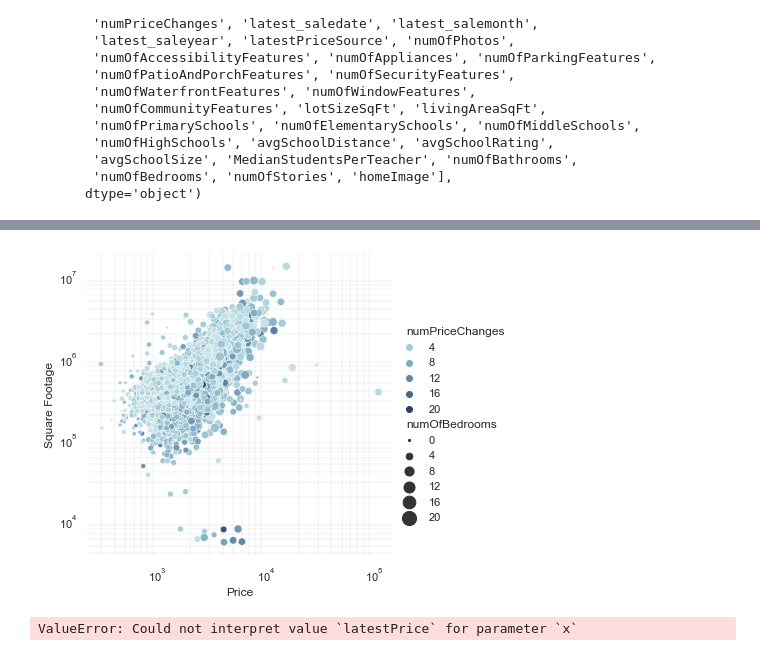
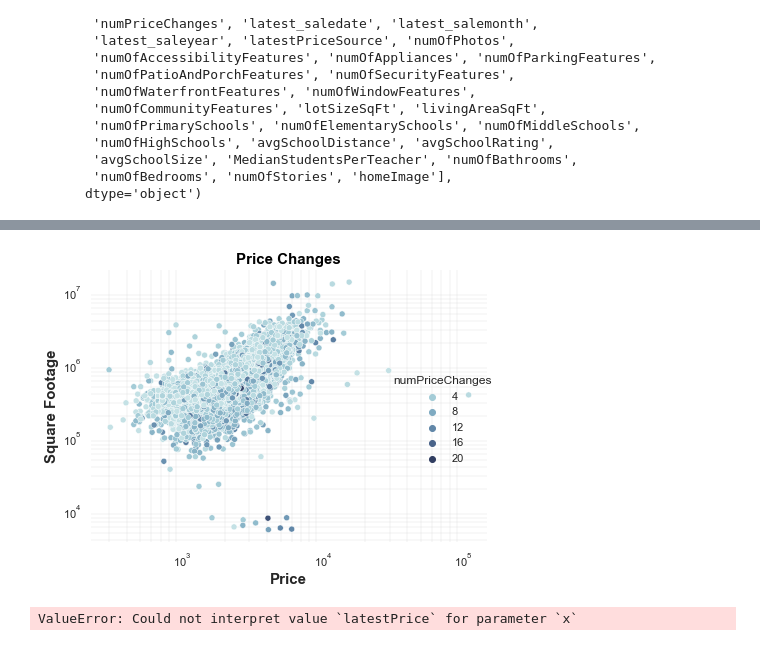
Before and after one commit to jonarnold3065/SMU_Project-1, a Jupyter notebook: Jons_Work/Seaborn Scatters.ipynb, the cells around one changed output, grey strips where cells are left out. Saved outputs shown, nothing was run; the diff lists cells and outputs as text; code cells hidden in the pictures.

```diff
--- a/Jons_Work/Seaborn Scatters.ipynb
+++ b/Jons_Work/Seaborn Scatters.ipynb
@@ -122,28 +130,32 @@ plt.savefig(r'Seaborn_scatter_year_built.png', dpi = 100)
 # %%
 sns.set_theme(style="white")
 
 # Load the example planets dataset
 
 markers = {"numPriceChanges": "s", "numOfBedrooms": "X"}
 
 cmap = sns.cubehelix_palette(rot=-.2, as_cmap=True)
 g = sns.relplot(
     data=cleanDf,
     x="livingAreaSqFt", y="latestPrice",
-    hue="numPriceChanges", size="numOfBedrooms",
+    hue="numPriceChanges",
     palette=cmap, sizes=(5, 200),
 )
 g.set(xscale="log", yscale="log")
 g.ax.xaxis.grid(True, "minor", linewidth=.25)
 g.set_xlabels("Price")
 g.set_ylabels("Square Footage")
 g.set_titles('Price, SqFt, Bed/Bath')
 g.ax.yaxis.grid(True, "minor", linewidth=.25)
 g.despine(left=True, bottom=True)
 
-plt.savefig(r'Seaborn_scatter_price_change.png', dpi = 100)
+plt.title("Price Changes", fontweight="bold", fontsize=15, color="black", fontname="sans-serif")
+plt.xlabel("Price", fontweight="bold", fontsize=15, fontname="sans-serif")
+plt.ylabel("Square Footage", fontweight="bold", fontsize=15, fontname="sans-serif")
+plt.tight_layout()
+plt.savefig(r'Seaborn_scatter_price_change_v2.png', dpi = 100)
 # %% [output]
-[figure, old version]
+[figure, new version]
 # %%
 # sns.set_theme(style="whitegrid")
 
```
Also changed, not shown: parts of 3 cells of this notebook, 6 other files.
